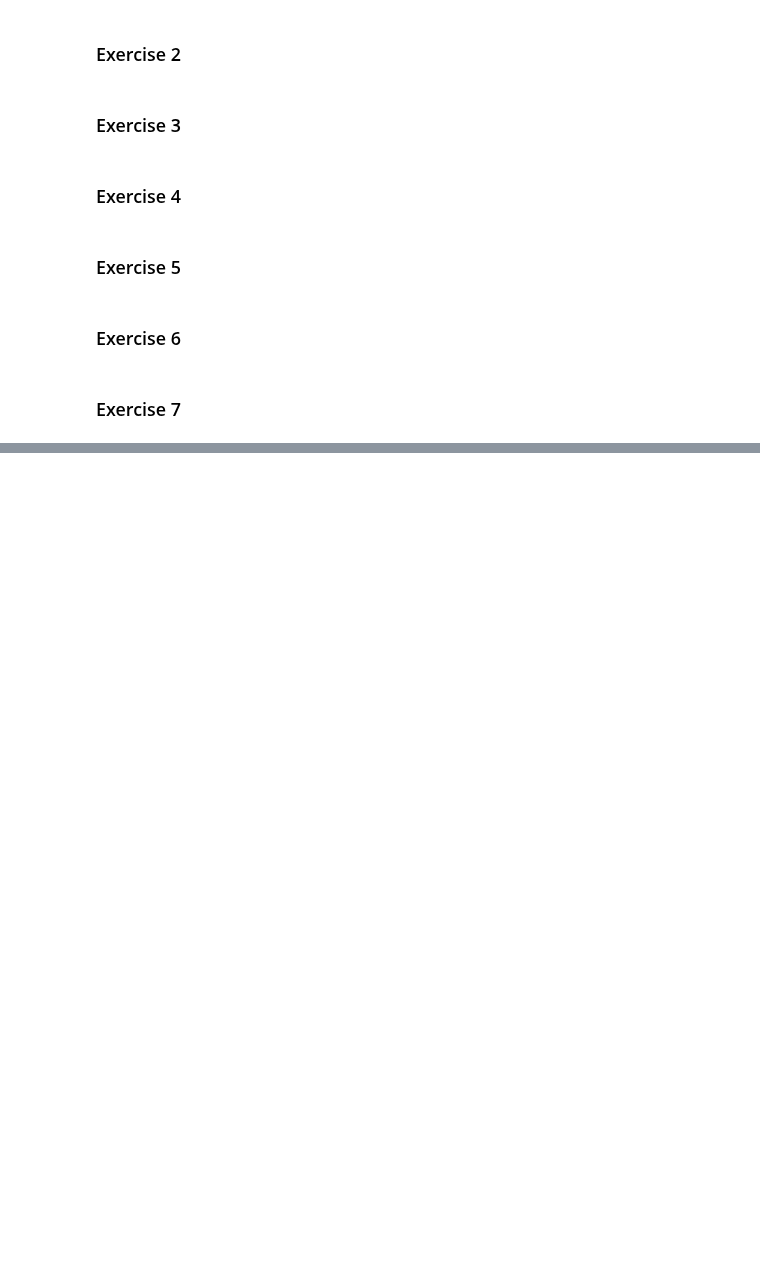
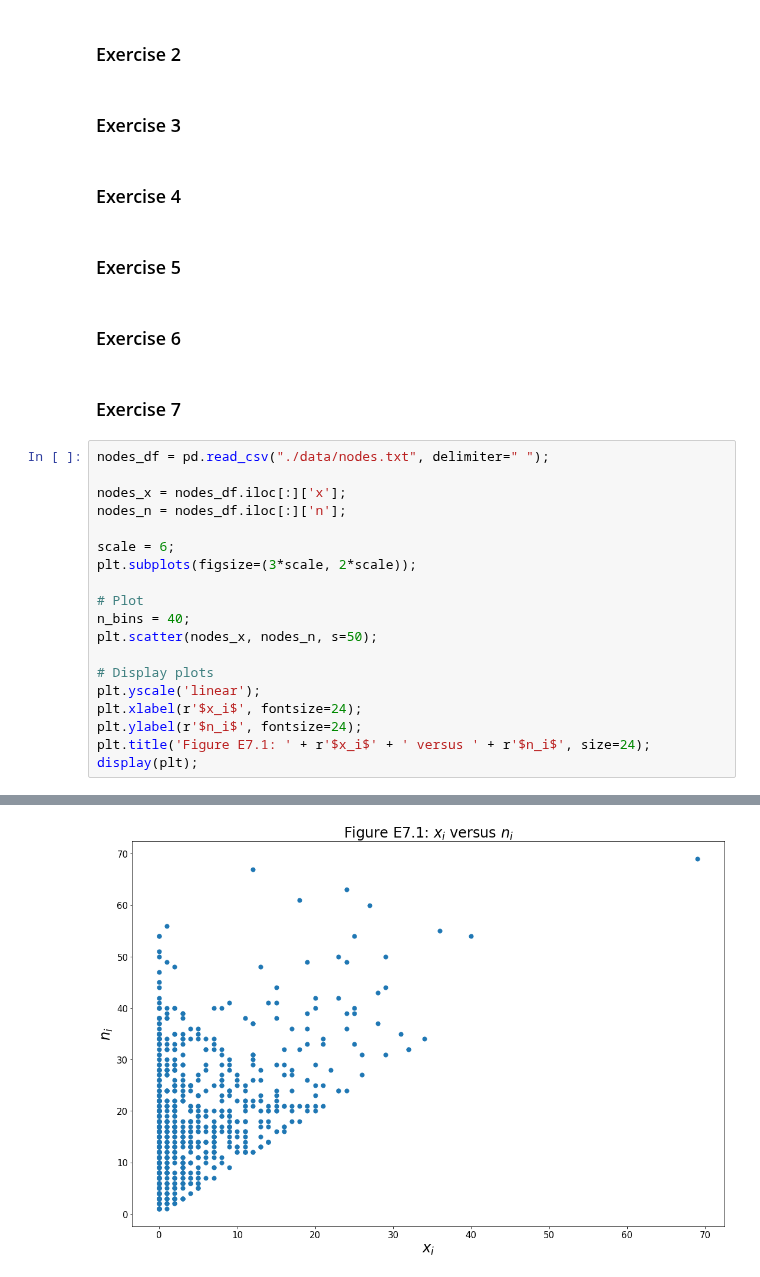
Before and after one commit to KiraSensei13/MNT_ITESM_courses, a Jupyter notebook: 2.1.CienciaDeDatosEInterferenciaEstadistica/caseStudy01/CASI_CH06.ipynb, the cells around one changed output, grey strips where cells are left out. Cells and saved outputs as stored; diff of their text form; blank space fills up the shorter version.

```diff
--- a/2.1.CienciaDeDatosEInterferenciaEstadistica/caseStudy01/CASI_CH06.ipynb
+++ b/2.1.CienciaDeDatosEInterferenciaEstadistica/caseStudy01/CASI_CH06.ipynb
@@ -634,3 +634,23 @@ display(Image(filename='./CASI_Exercises_ch6.jpg'))
 ### Exercise 6
 # %% [markdown]
 ### Exercise 7
+# %%
+nodes_df = pd.read_csv("./data/nodes.txt", delimiter=" ");
+
+nodes_x = nodes_df.iloc[:]['x'];
+nodes_n = nodes_df.iloc[:]['n'];
+
+scale = 6;
+plt.subplots(figsize=(3*scale, 2*scale));
+
+# Plot
+n_bins = 40;
+plt.scatter(nodes_x, nodes_n, s=50);
+
+# Display plots
+plt.yscale('linear');
+plt.xlabel(r'$x_i$', fontsize=24);
+plt.ylabel(r'$n_i$', fontsize=24);
+plt.title('Figure E7.1: ' + r'$x_i$' + ' versus ' + r'$n_i$', size=24);
+display(plt);
+# %% [output]
@@ -636,0 +658 @@ display(Image(filename='./CASI_Exercises_ch6.jpg'))
+[figure, added]
```
Also changed, not shown: parts of 2 cells of this notebook.
